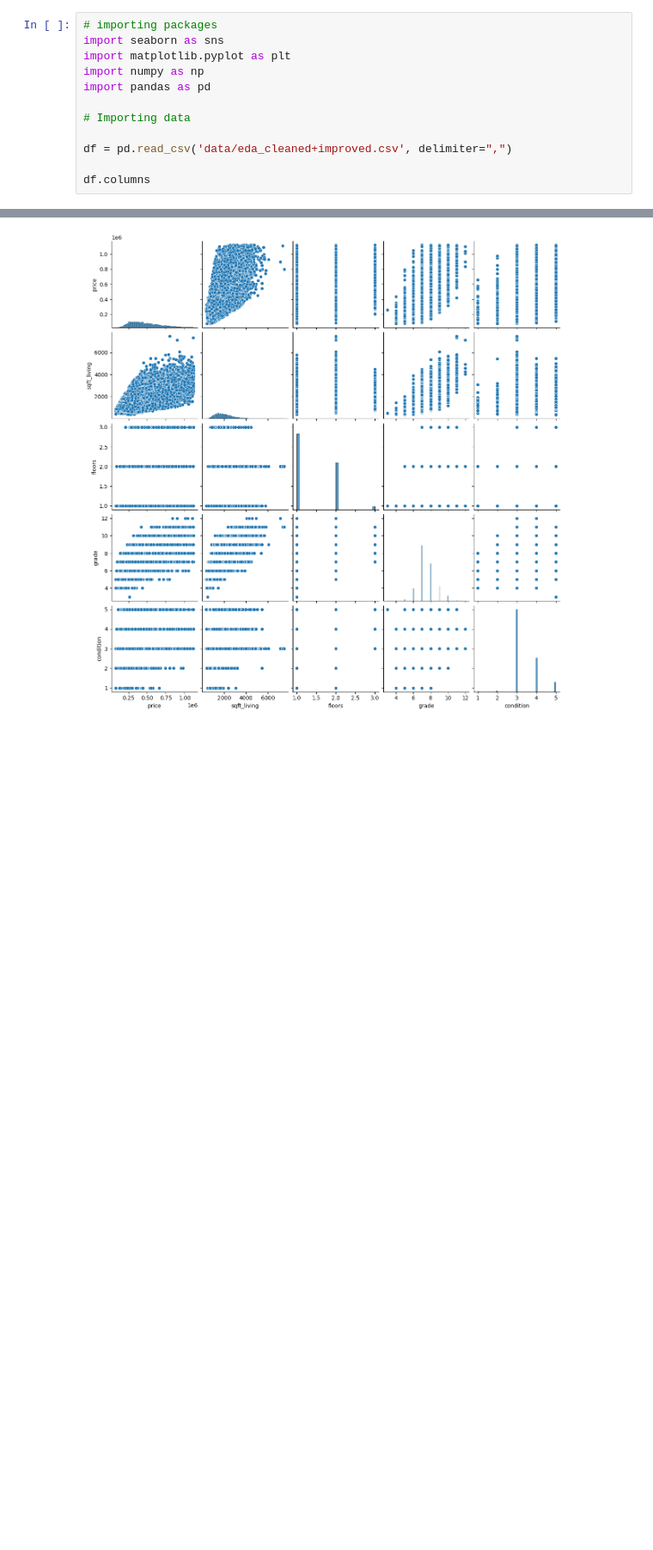
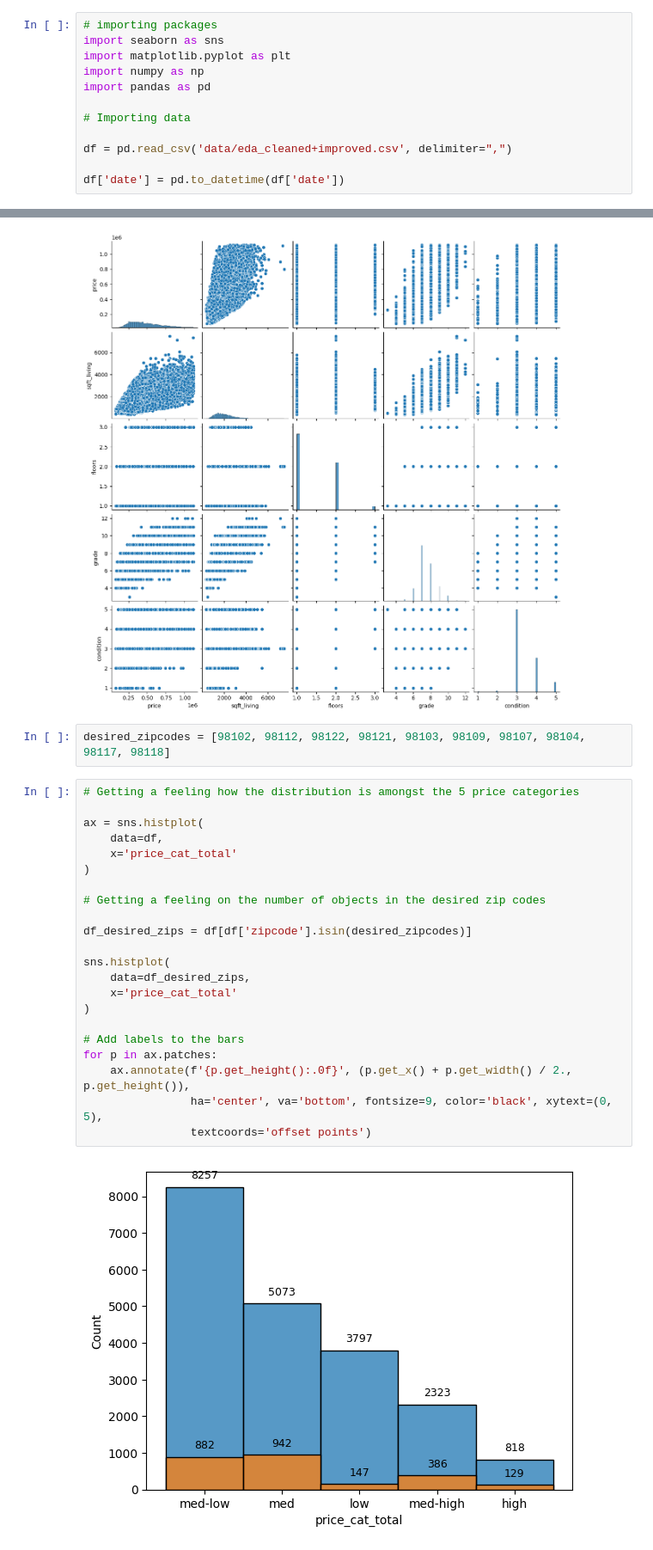
Before and after one commit to StefanK2ff/nf-eda-project, a Jupyter notebook: 5_Hypothesis checking.ipynb, the cells around one changed output, grey strips where cells are left out. Shown at 86% size. Saved outputs shown, nothing was run; the diff lists cells and outputs as text; blank space fills up the shorter version.

```diff
--- a/4_Relationships + Hypothesis checking.ipynb
+++ b/5_Hypothesis checking.ipynb
@@ -9,4 +9,4 @@ import pandas as pd
 
 df = pd.read_csv('data/eda_cleaned+improved.csv', delimiter=",")
 
-df.columns
+df['date'] = pd.to_datetime(df['date'])
@@ -26,3 +19,29 @@ sns.pairplot(df[['price', 'sqft_living', 'floors', 'grade', 'condition']])
 plt.show()
 # %% [output]
 [figure]
+# %%
+desired_zipcodes = [98102, 98112, 98122, 98121, 98103, 98109, 98107, 98104, 98117, 98118]
+# %%
+# Getting a feeling how the distribution is amongst the 5 price categories
+
+ax = sns.histplot(
+    data=df,
+    x='price_cat_total'
+)
+
+# Getting a feeling on the number of objects in the desired zip codes
+
+df_desired_zips = df[df['zipcode'].isin(desired_zipcodes)]
+
+sns.histplot(
+    data=df_desired_zips,
+    x='price_cat_total'
+)
+
+# Add labels to the bars
+for p in ax.patches:
+    ax.annotate(f'{p.get_height():.0f}', (p.get_x() + p.get_width() / 2., p.get_height()),
+                ha='center', va='bottom', fontsize=9, color='black', xytext=(0, 5),
+                textcoords='offset points')
+# %% [output]
+[figure, added]
```
Also changed, not shown: parts of 5 cells of this notebook.
